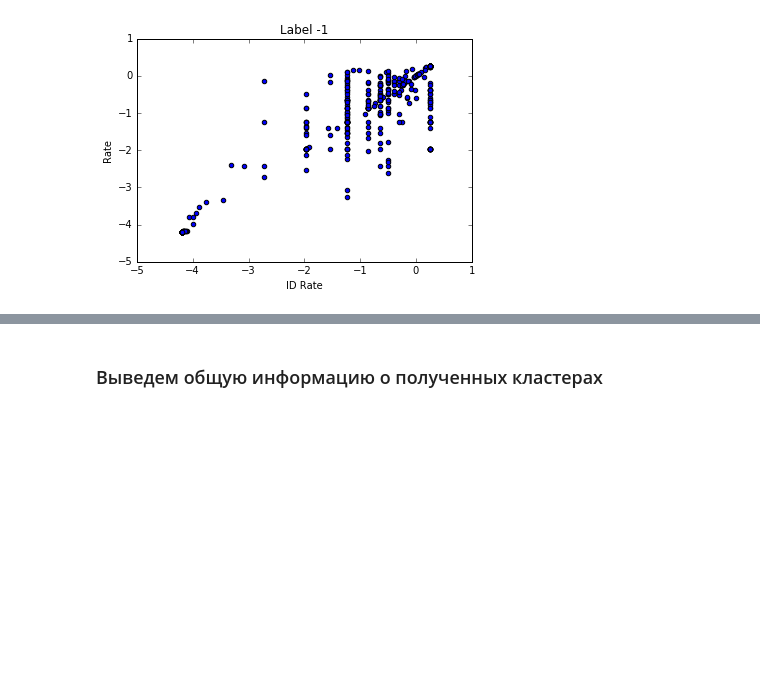
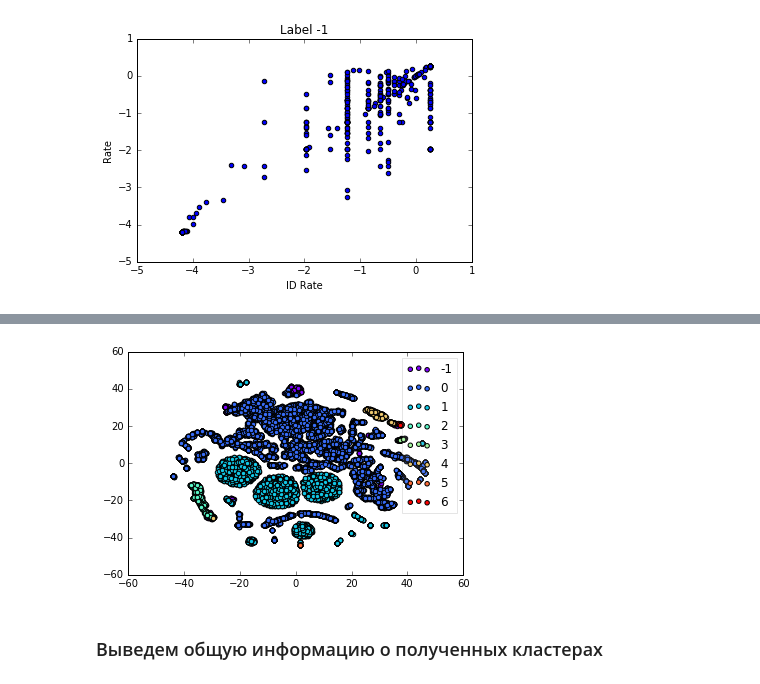
Before and after one commit to rkulakov/bruteforce_analysis, a Jupyter notebook: bruteforce_analysis.ipynb, the cells around one changed output, grey strips where cells are left out. Cells and saved outputs as stored; diff of their text form; code cells hidden in the pictures; blank space fills up the shorter version.

```diff
--- a/bruteforce_analysis.ipynb
+++ b/bruteforce_analysis.ipynb
@@ -89,7 +89,7 @@ def avg_hours(ip_dates, treshold=3):
 # %% [markdown]
 ### Парсим логи, собираем данные
 # %%
-data_file = "collection.dat"
+data_file = "/home/ruslan/Desktop/collection.dat"
 record_re = re.compile(r"^(?:\s*AUTH)\s(\w+)\s(\d{4}-\d{2}-\d{2}\s\d{2}:\d{2}:\d{2})\s(\d+)\s(\d{1,3}.\d{1,3}.\d{1,3}.\d{1,3})$")
 # AUTH FAILED 2017-06-07 21:00:43 41.6.25.31
 
@@ -270,3 +274,3 @@ for label in unique_labels:
 # %%
-tsne = TSNE(n_components=2,perplexity=50)
-transformed_data = tsne.fit_transform(data_set)
+tsne = MTSNE(n_components=2,perplexity=50,n_jobs=8) # Ужмем данные до размерности 2
+n_transformed_data = tsne.fit_transform(data_set)
@@ -276,3 +277,18 @@ pl.show()
+# %%
+n_different_labels = len(set(db_scan.labels_))
+colors = pl.cm.rainbow(np.linspace(0, 1, n_different_labels))
+
+for i in xrange(0,len(transformed_data)):
+    clusters_[db_scan.labels_[i] + 1].append(transformed_data[i])
+
+for i,c in enumerate(colors):
+    data = [transformed_data[j] for j in xrange(0,len(transformed_data)) if db_scan.labels_[j] == i-1]
+    pl.scatter(np.array(data)[:,0],np.array(data)[:,1],c=c,label=i-1,alpha=1)
+
+pl.legend(framealpha=0.1)
+pl.show()
+# %% [output]
+[figure, added]
 # %% [markdown]
 ### Выведем общую информацию о полученных кластерах
 # %%
```
Also changed, not shown: parts of 13 cells of this notebook.
